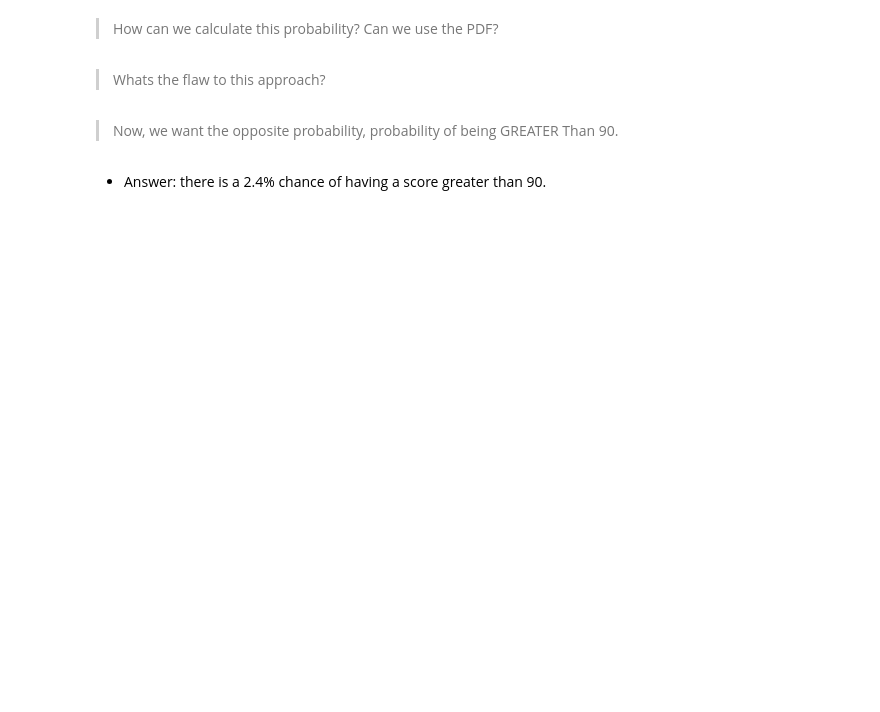
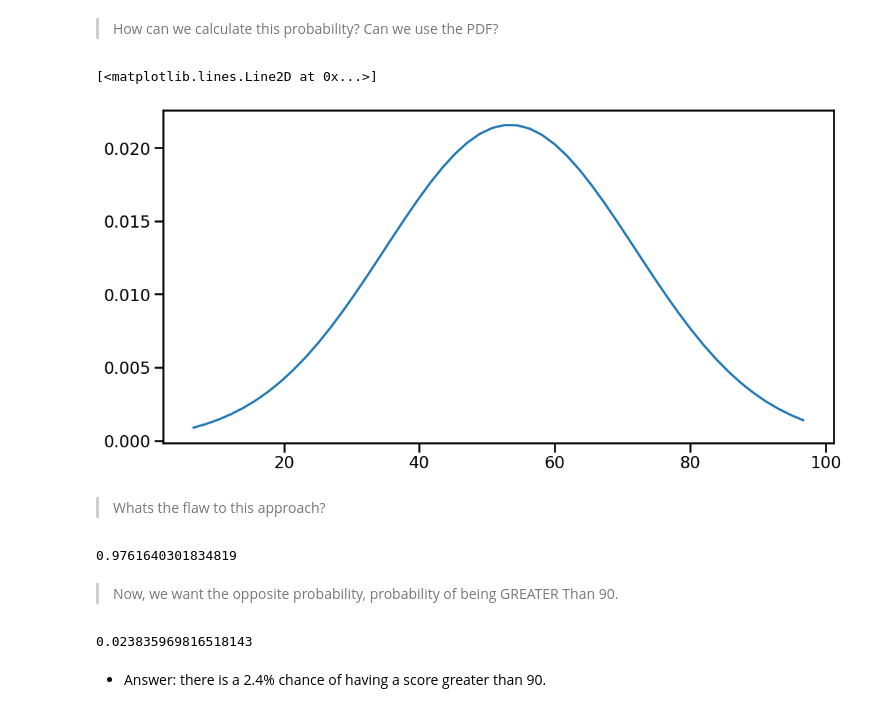
Before and after one commit to spockthompson/data-enrichment-wk15-lect01-codealong, a Jupyter notebook: Code Along - From Distributions to Hypothesis.ipynb, the cells around one changed output. Saved outputs shown, nothing was run; the diff lists cells and outputs as text; code cells hidden in the pictures; blank space fills up the shorter version.

```diff
--- a/Code Along - From Distributions to Hypothesis.ipynb
+++ b/Code Along - From Distributions to Hypothesis.ipynb
@@ -161,11 +165,25 @@ above_90 = range(90,101)
 above_90_pdf = stats.norm.pdf(above_90, loc=dist_stats.loc['mean'], scale=dist_stats.loc['std'])
 ## Sum the values to get the total probability.
 above_90_pdf.sum()
+# %%
+plt.plot(xs,pdf)
+# %% [output]
+[<matplotlib.lines.Line2D at 0x...>]
+[figure, added]
 # %% [markdown]
 > Whats the flaw to this approach?
+# %%
+# calc 1-prob of 90 or lower.
+p_less_90 = stats.norm.cdf(90, loc=dist_stats.loc['mean'], scale=dist_stats.loc['std'])
+p_less_90
+# %% [output]
+0.9761640301834819
 # %% [markdown]
 > Now, we want the opposite probability, probability of being GREATER Than 90.
 # %%
 # calc 1-prob of 90 or lower.
+1- p_less_90
+# %% [output]
+0.023835969816518143
 # %% [markdown]
 - Answer: there is a 2.4% chance of having a score greater than 90.
```
Also changed, not shown: parts of 13 cells of this notebook.
